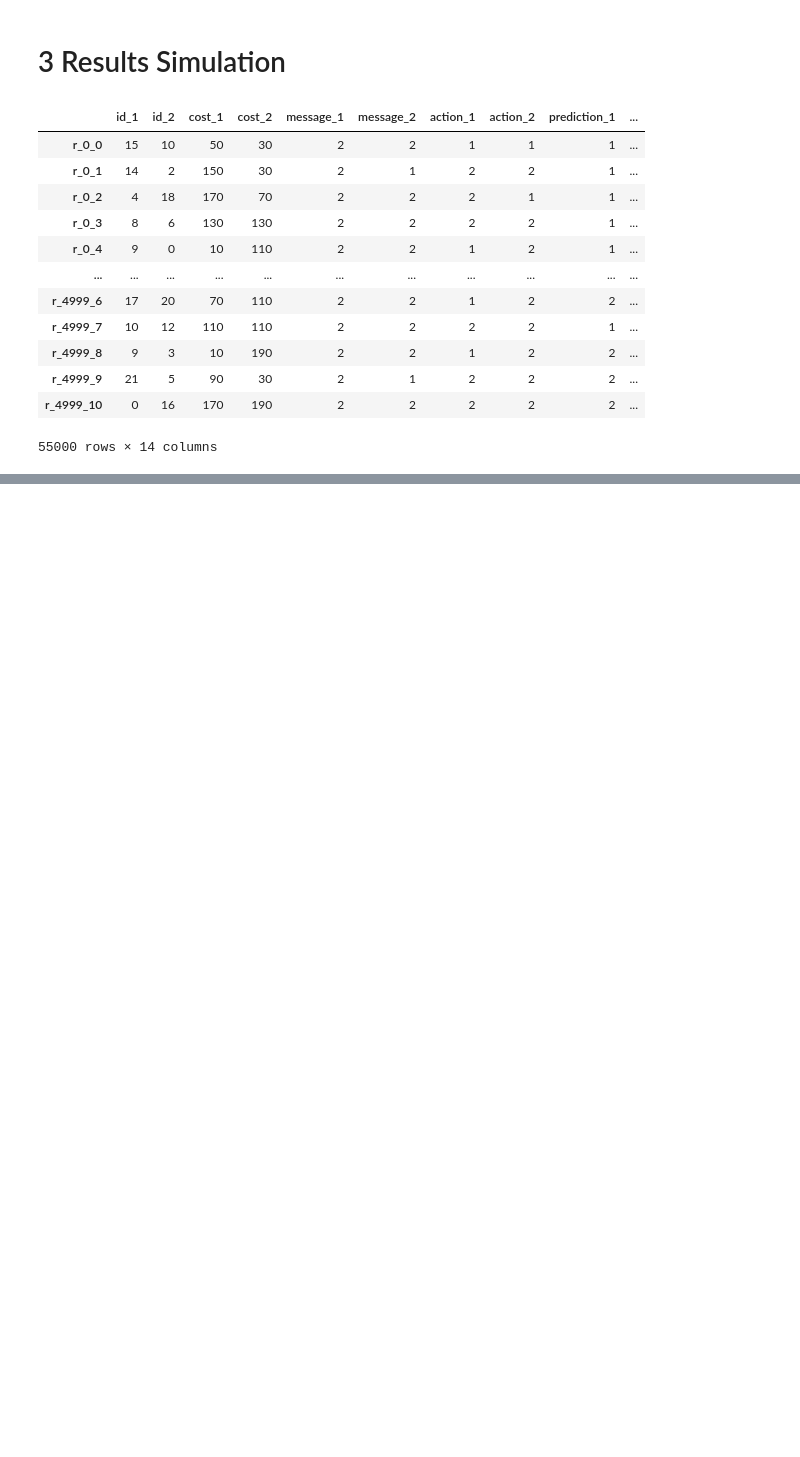
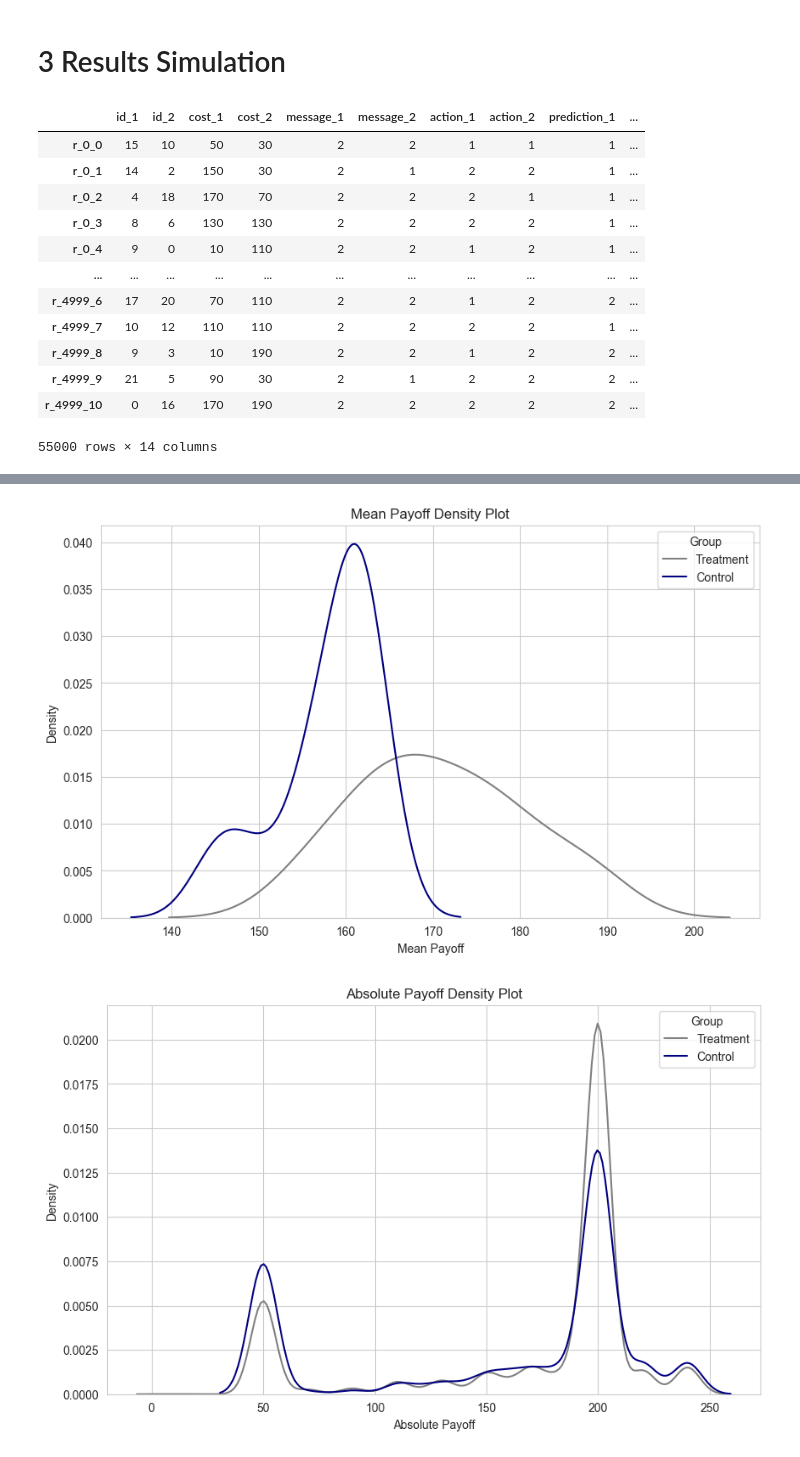
Before and after one commit to VondracekS/thesis_cheap_talk_experiment, a Jupyter notebook: workflow_scripts/simulation.ipynb, the cells around one changed output, grey strips where cells are left out. Cells and saved outputs as stored; diff of their text form; code cells hidden in the pictures; blank space fills up the shorter version.

```diff
--- a/workflow_scripts/simulation.ipynb
+++ b/workflow_scripts/simulation.ipynb
@@ -629,8 +489,8 @@ gameplay_control
 def gameplay_simulation_to_long(gameplay_df):
     gameplay_df['opp_1_cost'] = gameplay_df['cost_2']
     gameplay_df['opp_2_cost'] = gameplay_df['cost_1']
-    df_1 = gameplay_df.loc[:, [col for col in gameplay_df if '1' in col or col == 'pareto_effective']]
-    df_2 = gameplay_df.loc[:, [col for col in gameplay_df if '2' in col or col == 'pareto_effective']]
+    df_1 = gameplay_df.loc[:, [col for col in gameplay_df if '1' in col or col in ['pareto_effective', 'nash_effective']]]
+    df_2 = gameplay_df.loc[:, [col for col in gameplay_df if '2' in col or col in ['pareto_effective', 'nash_effective']]]
 
     df_1.columns = [col.split('_')[0] for col in df_1.columns]
     df_2.columns = [col.split('_')[0] for col in df_2.columns]
@@ -648,4 +503,4 @@ gameplay_control = gameplay_control.rename(columns={'prediction_1_correct': 'cor
 # %%
-# treatment_gameplay_long = gameplay_simulation_to_long(treatment_gameplay_simulation)
-control_gameplay_long = gameplay_simulation_to_long(gameplay_control)
+control_gameplay_long = gameplay_simulation_to_long(control_gameplay_simulation)
+treatment_gameplay_long = gameplay_simulation_to_long(treatment_gameplay_simulation)
 # %%
@@ -669 +522,4 @@ treatment_gameplay_long
+# %%
+treatment_gameplay_long['treatment'] = 1
+control_gameplay_long['treatment'] = 0
 # %%
@@ -706,2 +527,5 @@ gameplay_full
 # %%
 gameplay_full['id'] = gameplay_full['id'].astype('str') + "_" + gameplay_full['treatment'].astype('str')
+# %%
+df_payoffs = gameplay_full[['id', 'treatment', 'payoff']].groupby('id').mean('payoff').reset_index()
+df_payoffs['treatment'] = df_payoffs['treatment'].astype("int")
@@ -707,0 +552,26 @@ gameplay_full['id'] = gameplay_full['id'].astype('str') + "_" + gameplay_full['t
+# %%
+import seaborn as sns
+import matplotlib.pyplot as plt
+
+sns.set_style("whitegrid")
+custom_palette = ["#000080", "#808080"]
+
+# Plot Mean Payoff
+plt.figure(figsize=(10, 6))  # Adjust the figure size if needed
+plot_density_mean = sns.kdeplot(data=df_payoffs, x='payoff', hue='treatment', palette=custom_palette, legend=False)
+plot_density_mean.set(xlabel='Mean Payoff', ylabel='Density')
+plot_density_mean.legend(title='Group', labels=['Treatment', 'Control'])
+plt.title('Mean Payoff Density Plot')
+plt.savefig("../plots/kde_mean_payoff.png")
+
+
+# Plot Absolute Payoff
+plt.figure(figsize=(10, 6))  # Adjust the figure size if needed
+plot_density_abs = sns.kdeplot(data=gameplay_full, x='payoff', hue='treatment', palette=custom_palette, legend=False)
+plot_density_abs.set(xlabel='Absolute Payoff', ylabel='Density')
+plot_density_abs.legend(title='Group', labels=['Treatment', 'Control'])
+plt.title('Absolute Payoff Density Plot')
+plt.savefig("../plots/kde_abs_payoff.png")
+# %% [output]
+[figure, added]
+[figure, added]
```
Also changed, not shown: parts of 47 cells of this notebook, 39 other files.
